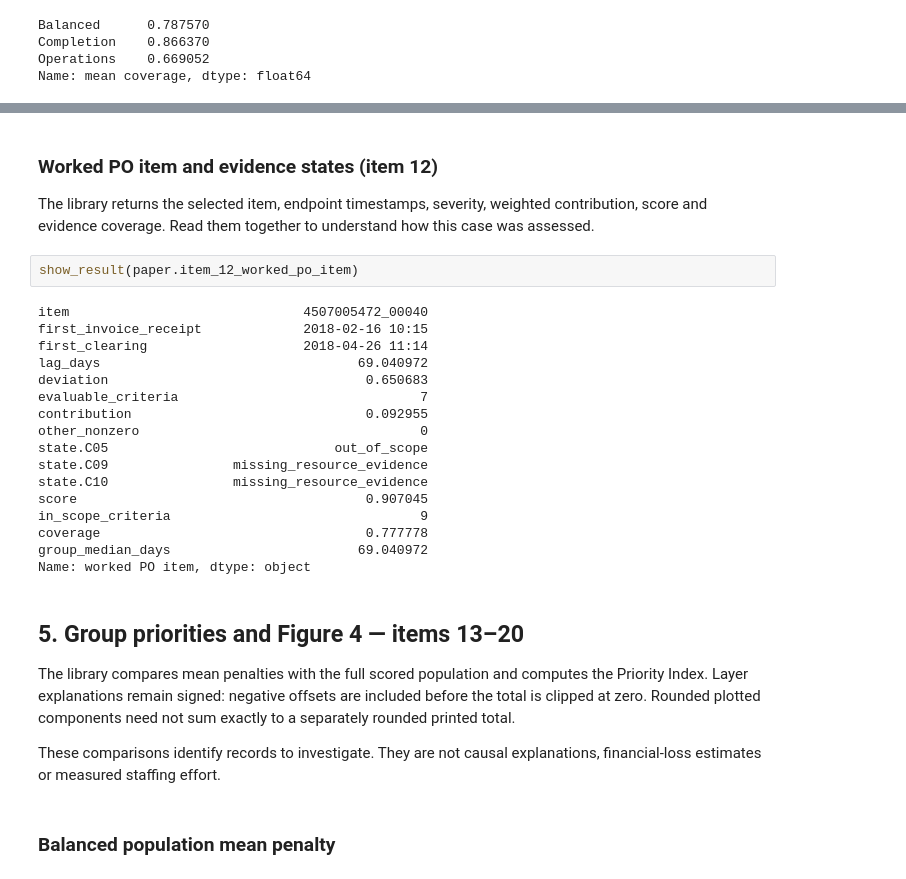
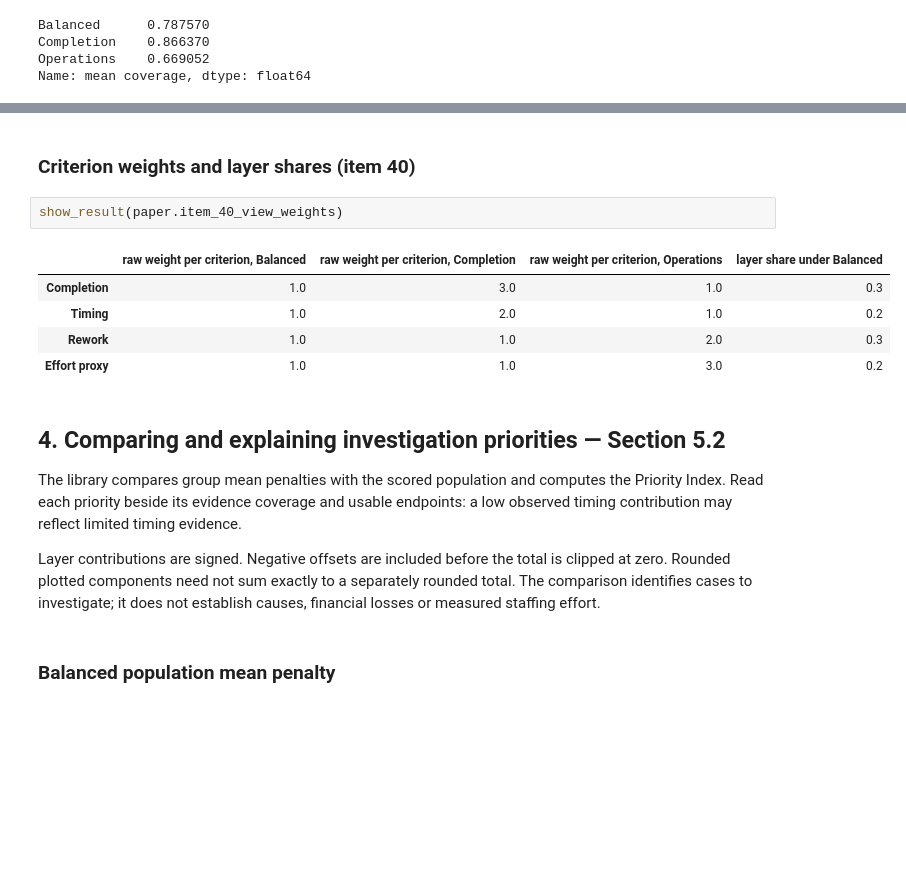
Before and after one commit to feelfine1977/wise-pm-library, a Jupyter notebook: notebooks/WISE_Evaluation.ipynb, the cells around one changed output, grey strips where cells are left out. Saved outputs shown, nothing was run; the diff lists cells and outputs as text; blank space fills up the shorter version.

```diff
--- a/notebooks/WISE_Evaluation.ipynb
+++ b/notebooks/WISE_Evaluation.ipynb
@@ -249,32 +282,19 @@ show_figure(paper.figure_3, "fig3_lag")
-# %% [markdown]
-### Worked PO item and evidence states (item 12)
-
-The library returns the selected item, endpoint timestamps, severity, weighted contribution, score and evidence coverage. Read them together to understand how this case was assessed.
-# %%
-show_result(paper.item_12_worked_po_item)
-# %% [output]
-item                              4507005472_00040
-first_invoice_receipt             2018-02-16 10:15
-first_clearing                    2018-04-26 11:14
-lag_days                                 69.040972
-deviation                                 0.650683
-evaluable_criteria                               7
-contribution                              0.092955
-other_nonzero                                    0
-state.C05                             out_of_scope
-state.C09                missing_resource_evidence
-state.C10                missing_resource_evidence
-score                                     0.907045
-in_scope_criteria                                9
-coverage                                  0.777778
-group_median_days                        69.040972
-Name: worked PO item, dtype: object
+# %% [markdown]
+### Criterion weights and layer shares (item 40)
+# %%
+show_result(paper.item_40_view_weights)
+# %% [output]
+|  | raw weight per criterion, Balanced | raw weight per criterion, Completion | raw weight per criterion, Operations | layer share under Balanced |
+| Completion | 1.0 | 3.0 | 1.0 | 0.3 |
+| Timing | 1.0 | 2.0 | 1.0 | 0.2 |
+| Rework | 1.0 | 1.0 | 2.0 | 0.3 |
+| Effort proxy | 1.0 | 1.0 | 3.0 | 0.2 |
 # %% [markdown]
-## 5. Group priorities and Figure 4 — items 13–20
+## 4. Comparing and explaining investigation priorities — Section 5.2
 
-The library compares mean penalties with the full scored population and computes the Priority Index. Layer explanations remain signed: negative offsets are included before the total is clipped at zero. Rounded plotted components need not sum exactly to a separately rounded printed total.
+The library compares group mean penalties with the scored population and computes the Priority Index. Read each priority beside its evidence coverage and usable endpoints: a low observed timing contribution may reflect limited timing evidence.
 
-These comparisons identify records to investigate. They are not causal explanations, financial-loss estimates or measured staffing effort.
+Layer contributions are signed. Negative offsets are included before the total is clipped at zero. Rounded plotted components need not sum exactly to a separately rounded total. The comparison identifies cases to investigate; it does not establish causes, financial losses or measured staffing effort.
 # %% [markdown]
 ### Balanced population mean penalty
 # %%
```
Also changed, not shown: parts of 70 cells of this notebook, 20 other files.
